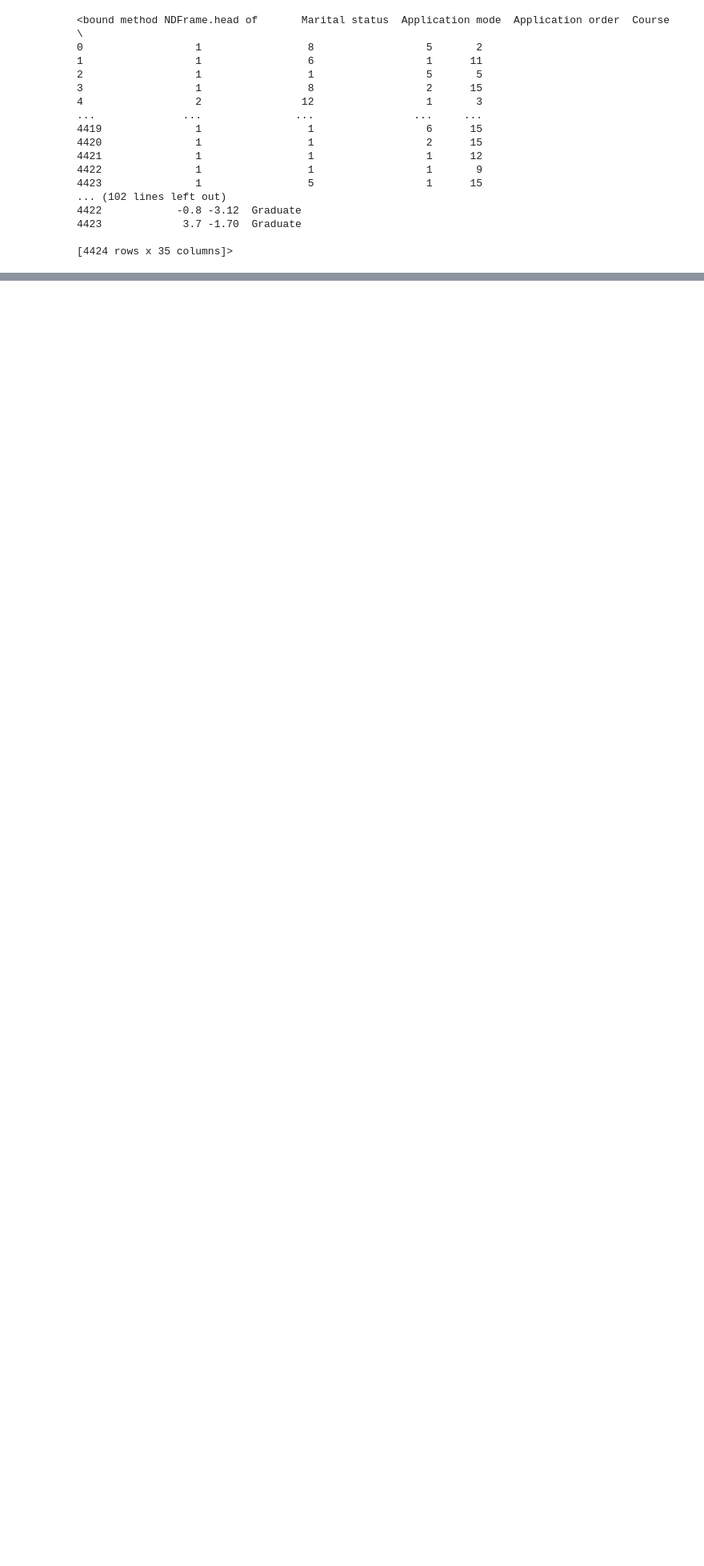
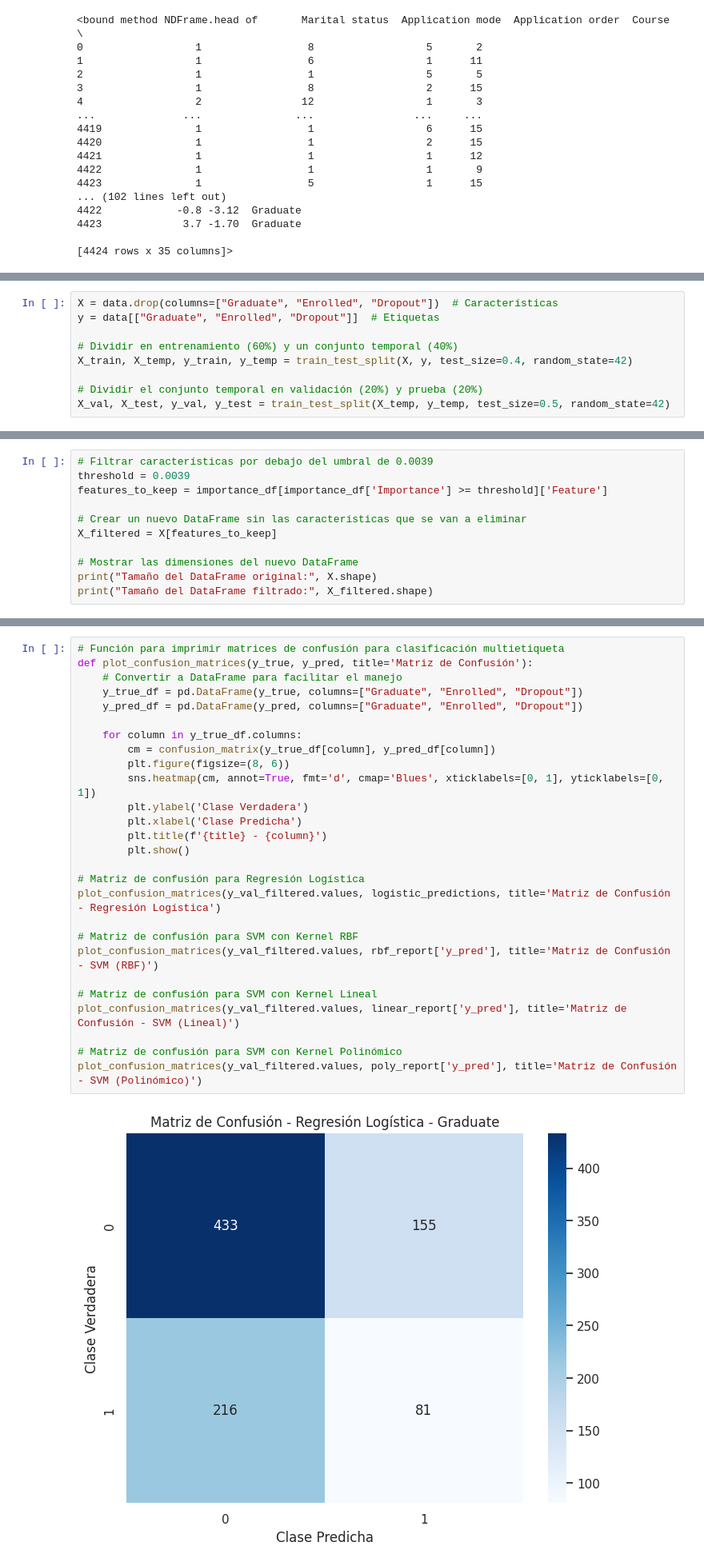
Before and after one commit to Ivanavena04/estudiantes, a Jupyter notebook: Estudiantes.ipynb, the cells around one changed output, grey strips where cells are left out. Shown at 80% size. Saved outputs shown, nothing was run; the diff lists cells and outputs as text; blank space fills up the shorter version.

Commit message:
Add files via upload
Código con modelo regresión logística SVM(lineal, polinomial y gaussiano)

```diff
--- a/Estudiantes.ipynb
+++ b/Estudiantes.ipynb
@@ -318,0 +389,9 @@ Tamaño del conjunto de prueba: 885 filas
+# %%
+X = data.drop(columns=["Graduate", "Enrolled", "Dropout"])  # Características
+y = data[["Graduate", "Enrolled", "Dropout"]]  # Etiquetas
+
+# Dividir en entrenamiento (60%) y un conjunto temporal (40%)
+X_train, X_temp, y_train, y_temp = train_test_split(X, y, test_size=0.4, random_state=42)
+
+# Dividir el conjunto temporal en validación (20%) y prueba (20%)
+X_val, X_test, y_val, y_test = train_test_split(X_temp, y_temp, test_size=0.5, random_state=42)
@@ -429,0 +481,11 @@ Intercepto del clasificador: [ 0.10085204  0.45250748 -0.55335952]
+# %%
+# Filtrar características por debajo del umbral de 0.0039
+threshold = 0.0039
+features_to_keep = importance_df[importance_df['Importance'] >= threshold]['Feature']
+
+# Crear un nuevo DataFrame sin las características que se van a eliminar
+X_filtered = X[features_to_keep]
+
+# Mostrar las dimensiones del nuevo DataFrame
+print("Tamaño del DataFrame original:", X.shape)
+print("Tamaño del DataFrame filtrado:", X_filtered.shape)
@@ -429,0 +687,29 @@ Intercepto del clasificador: [ 0.10085204  0.45250748 -0.55335952]
+# %%
+# Función para imprimir matrices de confusión para clasificación multietiqueta
+def plot_confusion_matrices(y_true, y_pred, title='Matriz de Confusión'):
+    # Convertir a DataFrame para facilitar el manejo
+    y_true_df = pd.DataFrame(y_true, columns=["Graduate", "Enrolled", "Dropout"])
+    y_pred_df = pd.DataFrame(y_pred, columns=["Graduate", "Enrolled", "Dropout"])
+
+    for column in y_true_df.columns:
+        cm = confusion_matrix(y_true_df[column], y_pred_df[column])
+        plt.figure(figsize=(8, 6))
+        sns.heatmap(cm, annot=True, fmt='d', cmap='Blues', xticklabels=[0, 1], yticklabels=[0, 1])
+        plt.ylabel('Clase Verdadera')
+        plt.xlabel('Clase Predicha')
+        plt.title(f'{title} - {column}')
+        plt.show()
+
+# Matriz de confusión para Regresión Logística
+plot_confusion_matrices(y_val_filtered.values, logistic_predictions, title='Matriz de Confusión - Regresión Logística')
+
+# Matriz de confusión para SVM con Kernel RBF
+plot_confusion_matrices(y_val_filtered.values, rbf_report['y_pred'], title='Matriz de Confusión - SVM (RBF)')
+
+# Matriz de confusión para SVM con Kernel Lineal
+plot_confusion_matrices(y_val_filtered.values, linear_report['y_pred'], title='Matriz de Confusión - SVM (Lineal)')
+
+# Matriz de confusión para SVM con Kernel Polinómico
+plot_confusion_matrices(y_val_filtered.values, poly_report['y_pred'], title='Matriz de Confusión - SVM (Polinómico)')
+# %% [output]
+[figure, added]
```
Also changed, not shown: parts of 32 cells of this notebook.
